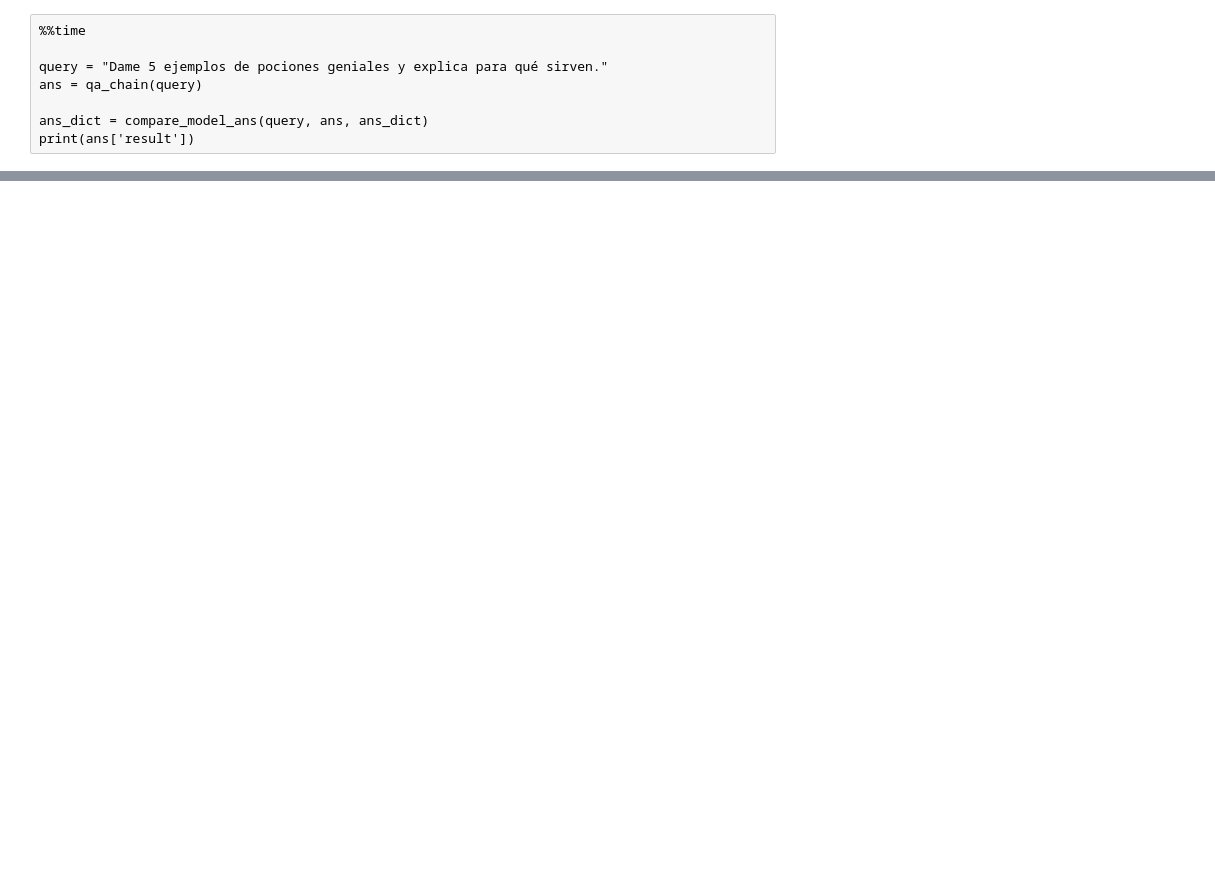
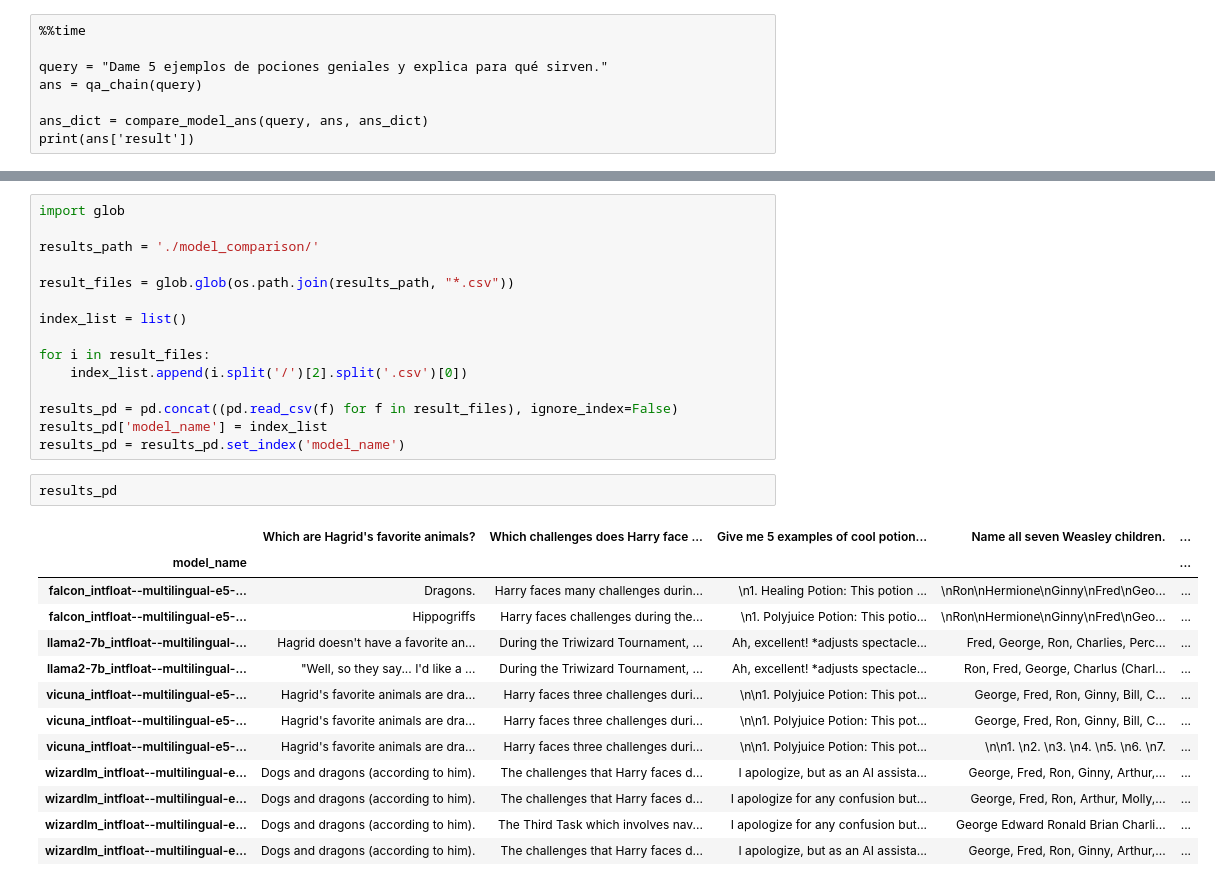
Before and after one commit to EggJacktly/QA-Chatbot-Harry-Potter, a Jupyter notebook: chatbot-harry-potter.ipynb, the cells around one changed output, grey strips where cells are left out. Drawn from its saved outputs; the diff is of its cells as text; blank space fills up the shorter version.

```diff
--- a/chatbot-harry-potter.ipynb
+++ b/chatbot-harry-potter.ipynb
@@ -911,0 +827,31 @@ print(qa(query))
+# %%
+import glob
+
+results_path = './model_comparison/'
+
+result_files = glob.glob(os.path.join(results_path, "*.csv"))
+
+index_list = list()
+
+for i in result_files:
+    index_list.append(i.split('/')[2].split('.csv')[0])
+
+results_pd = pd.concat((pd.read_csv(f) for f in result_files), ignore_index=False)
+results_pd['model_name'] = index_list
+results_pd = results_pd.set_index('model_name')
+# %%
+results_pd
+# %% [output]
+|  | Which are Hagrid's favorite animals? | Which challenges does Harry face ... | Give me 5 examples of cool potion... | Name all seven Weasley children. | ... |
+| model_name |  |  |  |  | ... |
+| falcon_intfloat--multilingual-e5-... | Dragons. | Harry faces many challenges durin... | \n1. Healing Potion: This potion ... | \nRon\nHermione\nGinny\nFred\nGeo... | ... |
+| falcon_intfloat--multilingual-e5-... | Hippogriffs | Harry faces challenges during the... | \n1. Polyjuice Potion: This potio... | \nRon\nHermione\nGinny\nFred\nGeo... | ... |
+| llama2-7b_intfloat--multilingual-... | Hagrid doesn't have a favorite an... | During the Triwizard Tournament, ... | Ah, excellent! *adjusts spectacle... | Fred, George, Ron, Charlies, Perc... | ... |
+| llama2-7b_intfloat--multilingual-... | "Well, so they say... I'd like a ... | During the Triwizard Tournament, ... | Ah, excellent! *adjusts spectacle... | Ron, Fred, George, Charlus (Charl... | ... |
+| vicuna_intfloat--multilingual-e5-... | Hagrid's favorite animals are dra... | Harry faces three challenges duri... | \n\n1. Polyjuice Potion: This pot... | George, Fred, Ron, Ginny, Bill, C... | ... |
+| vicuna_intfloat--multilingual-e5-... | Hagrid's favorite animals are dra... | Harry faces three challenges duri... | \n\n1. Polyjuice Potion: This pot... | George, Fred, Ron, Ginny, Bill, C... | ... |
+| vicuna_intfloat--multilingual-e5-... | Hagrid's favorite animals are dra... | Harry faces three challenges duri... | \n\n1. Polyjuice Potion: This pot... | \n\n1. \n2. \n3. \n4. \n5. \n6. \n7. | ... |
+| wizardlm_intfloat--multilingual-e... | Dogs and dragons (according to him). | The challenges that Harry faces d... | I apologize, but as an AI assista... | George, Fred, Ron, Ginny, Arthur,... | ... |
+| wizardlm_intfloat--multilingual-e... | Dogs and dragons (according to him). | The challenges that Harry faces d... | I apologize for any confusion but... | George, Fred, Ron, Arthur, Molly,... | ... |
+| wizardlm_intfloat--multilingual-e... | Dogs and dragons (according to him). | The Third Task which involves nav... | I apologize for any confusion but... | George Edward Ronald Brian Charli... | ... |
+| wizardlm_intfloat--multilingual-e... | Dogs and dragons (according to him). | The challenges that Harry faces d... | I apologize, but as an AI assista... | George, Fred, Ron, Ginny, Arthur,... | ... |
```
Also changed, not shown: parts of 68 cells of this notebook, 14 other files.
